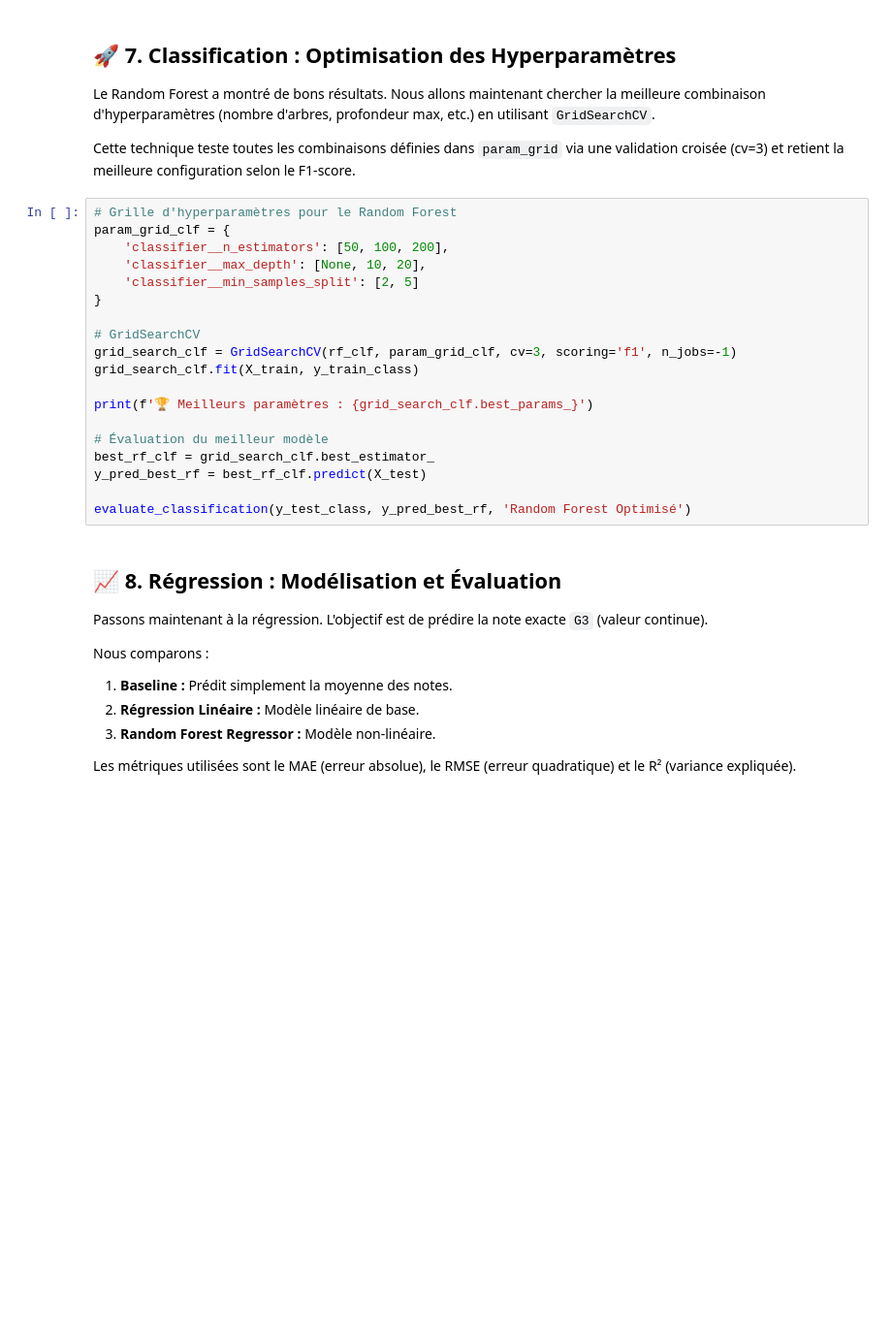
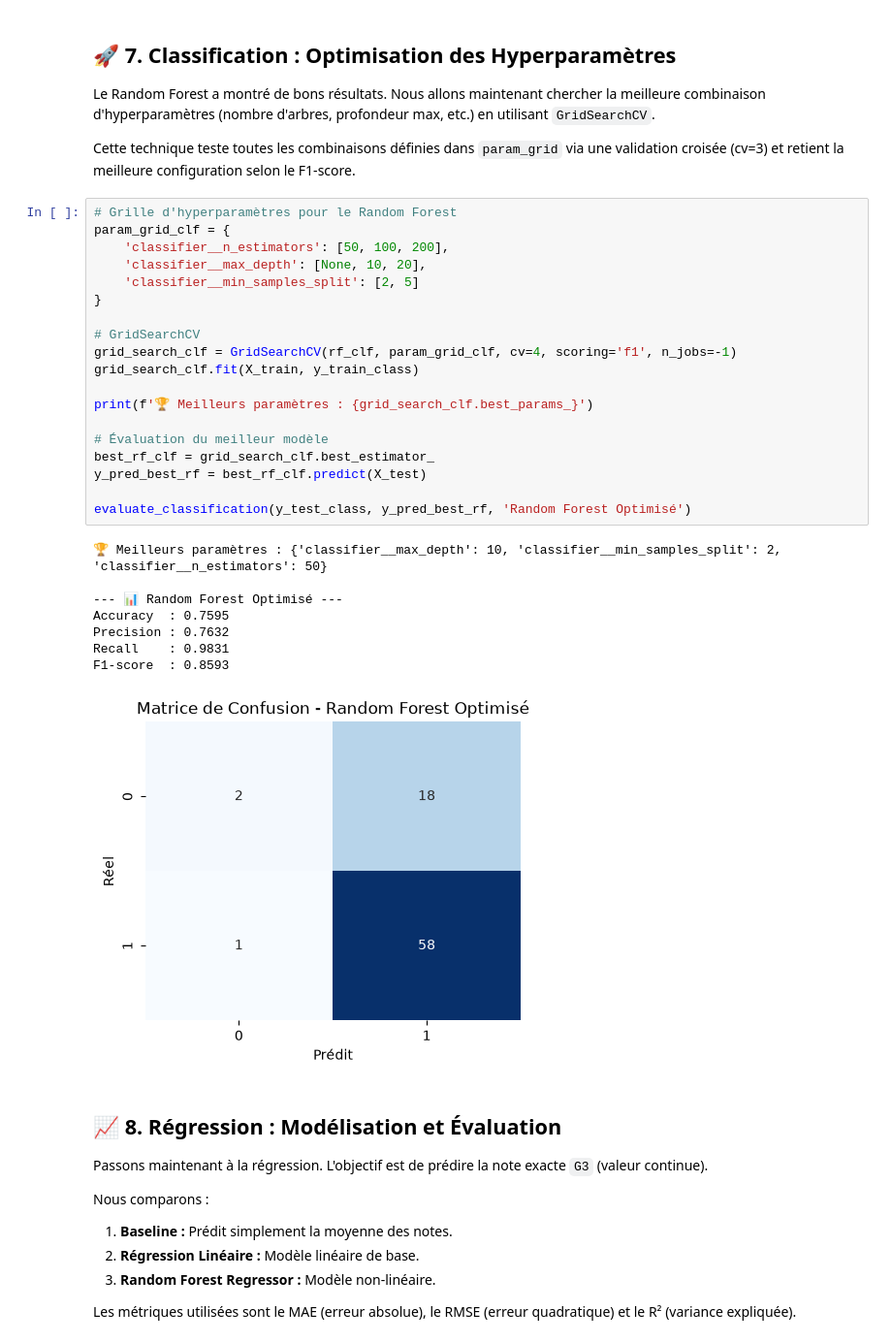
Before and after one commit to Achraf-agourram/Supervised-ML-Workshop, a Jupyter notebook: main.ipynb, the cells around one changed output. Shown at 97% size. Drawn from its saved outputs; the diff is of its cells as text; blank space fills up the shorter version.

```diff
--- a/main.ipynb
+++ b/main.ipynb
@@ -231,22 +247,31 @@ Cette technique teste toutes les combinaisons définies dans `param_grid` via un
 # %%
 # Grille d'hyperparamètres pour le Random Forest
 param_grid_clf = {
     'classifier__n_estimators': [50, 100, 200],
     'classifier__max_depth': [None, 10, 20],
     'classifier__min_samples_split': [2, 5]
 }
 
 # GridSearchCV
-grid_search_clf = GridSearchCV(rf_clf, param_grid_clf, cv=3, scoring='f1', n_jobs=-1)
+grid_search_clf = GridSearchCV(rf_clf, param_grid_clf, cv=4, scoring='f1', n_jobs=-1)
 grid_search_clf.fit(X_train, y_train_class)
 
 print(f'🏆 Meilleurs paramètres : {grid_search_clf.best_params_}')
 
 # Évaluation du meilleur modèle
 best_rf_clf = grid_search_clf.best_estimator_
 y_pred_best_rf = best_rf_clf.predict(X_test)
 
 evaluate_classification(y_test_class, y_pred_best_rf, 'Random Forest Optimisé')
+# %% [output]
+🏆 Meilleurs paramètres : {'classifier__max_depth': 10, 'classifier__min_samples_split': 2, 'classifier__n_estimators': 50}
+
+--- 📊 Random Forest Optimisé ---
+Accuracy  : 0.7595
+Precision : 0.7632
+Recall    : 0.9831
+F1-score  : 0.8593
+[figure, added]
 # %% [markdown]
 ## 📈 8. Régression : Modélisation et Évaluation
 
```
Also changed, not shown: parts of 6 cells of this notebook, 2 other files.
